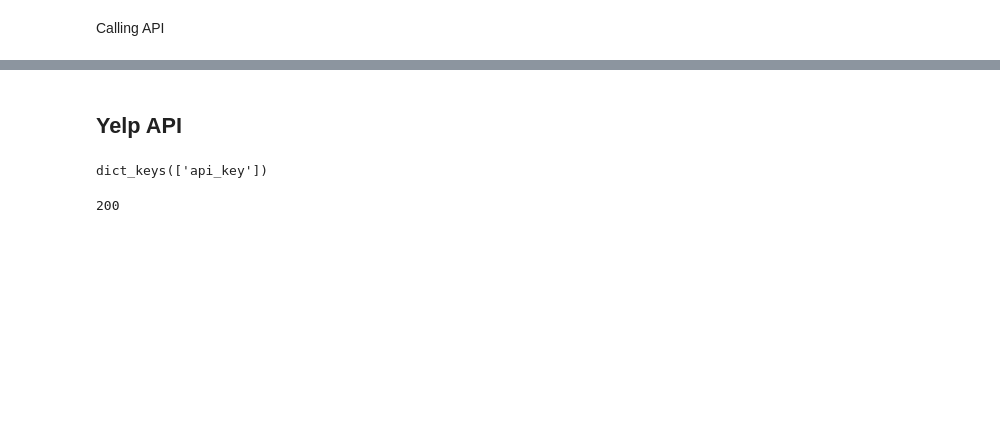
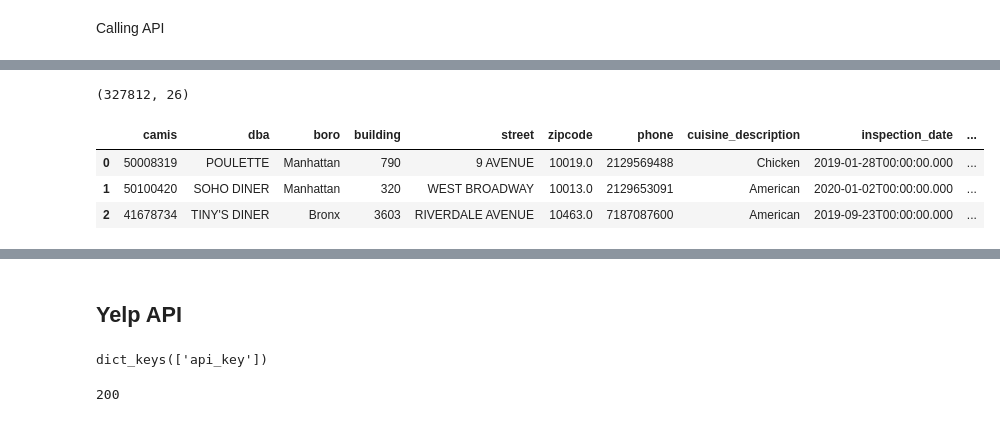
Before and after one commit to rcauvy/predicting-nyc-health-violations-with-nlp, a Jupyter notebook: Predicting NYC Health Violations.ipynb, the cells around one changed output, grey strips where cells are left out. Saved outputs shown, nothing was run; the diff lists cells and outputs as text; code cells hidden in the pictures; blank space fills up the shorter version.

```diff
--- a/Predicting NYC Health Violations.ipynb
+++ b/Predicting NYC Health Violations.ipynb
@@ -105,0 +42,11 @@ df1
+# %%
+dohmh_df.shape
+# %% [output]
+(327812, 26)
+# %%
+dohmh_df.head(3)
+# %% [output]
+|  | camis | dba | boro | building | street | zipcode | phone | cuisine_description | inspection_date | ... |
+| 0 | 50008319 | POULETTE | Manhattan | 790 | 9 AVENUE | 10019.0 | 2129569488 | Chicken | 2019-01-28T00:00:00.000 | ... |
+| 1 | 50100420 | SOHO DINER | Manhattan | 320 | WEST BROADWAY | 10013.0 | 2129653091 | American | 2020-01-02T00:00:00.000 | ... |
+| 2 | 41678734 | TINY'S DINER | Bronx | 3603 | RIVERDALE AVENUE | 10463.0 | 7187087600 | American | 2019-09-23T00:00:00.000 | ... |
```
Also changed, not shown: parts of 50 cells of this notebook.
